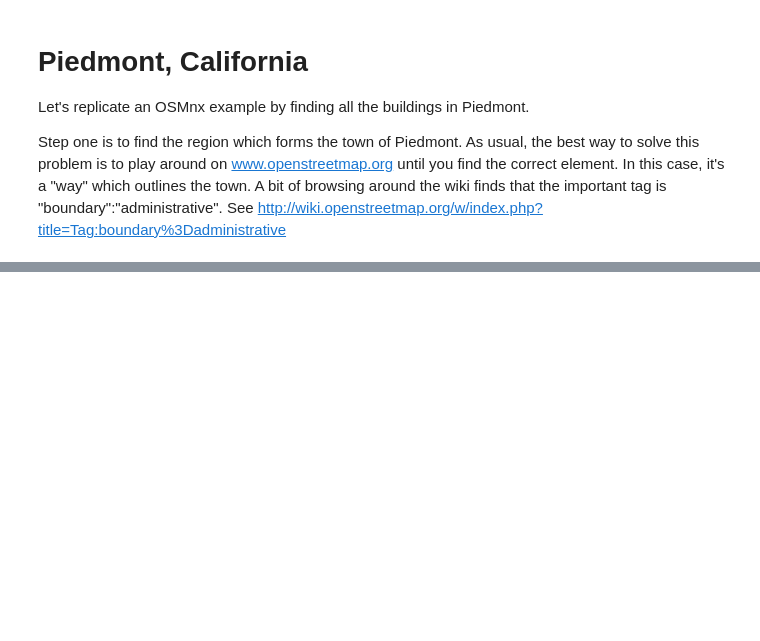
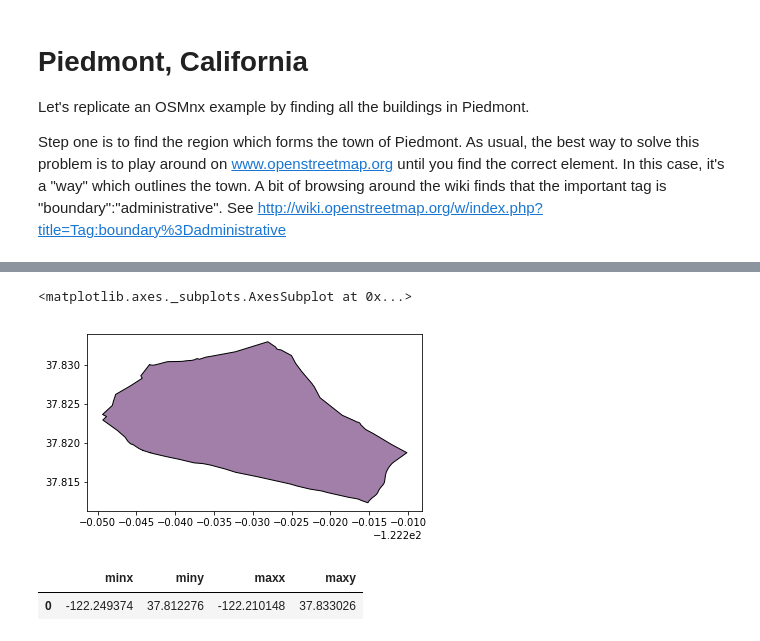
Before and after one commit to MatthewDaws/OSMDigest, a Jupyter notebook: notebooks/Find places.ipynb, the cells around one changed output, grey strips where cells are left out. Saved outputs shown, nothing was run; the diff lists cells and outputs as text; code cells hidden in the pictures; blank space fills up the shorter version.

Commit message:
Lots of geometry additions

```diff
--- a/notebooks/Find places.ipynb
+++ b/notebooks/Find places.ipynb
@@ -36,0 +14,7 @@ Relation(2999176 ->  [Member(type='way', ref=33088737, role='outer'), Member(typ
+# %%
+import osmdigest.sqlite as sq
+
+db = sq.OSM_SQLite(filename)
+# %%
+all_admin_boundaries = db.search_relation_tags({"boundary": "administrative", "name":"Piedmont"})
+all_admin_boundaries
@@ -36,0 +23,2 @@ Relation(2999176 ->  [Member(type='way', ref=33088737, role='outer'), Member(typ
+# %%
+all_admin_boundaries = [db.complete_relation(rel) for rel in all_admin_boundaries]
@@ -36,0 +30,3 @@ Relation(2999176 ->  [Member(type='way', ref=33088737, role='outer'), Member(typ
+# %%
+piedmont = geometry.dataframe_from_elements(all_admin_boundaries)
+piedmont
@@ -36,0 +36,10 @@ Relation(2999176 ->  [Member(type='way', ref=33088737, role='outer'), Member(typ
+# %%
+piedmont.plot()
+# %% [output]
+<matplotlib.axes._subplots.AxesSubplot at 0x...>
+[figure, added]
+# %%
+piedmont.bounds
+# %% [output]
+|  | minx | miny | maxx | maxy |
+| 0 | -122.249374 | 37.812276 | -122.210148 | 37.833026 |
```
Also changed, not shown: parts of 20 cells of this notebook, 8 other files.
